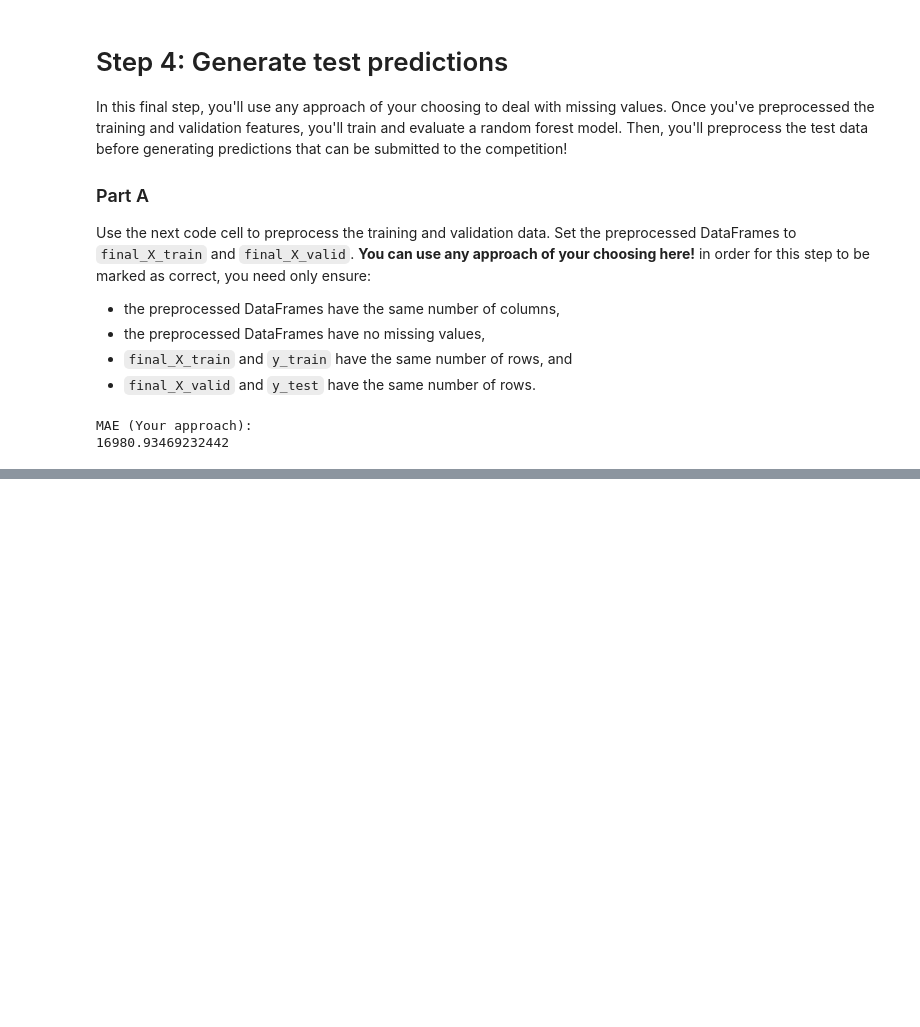
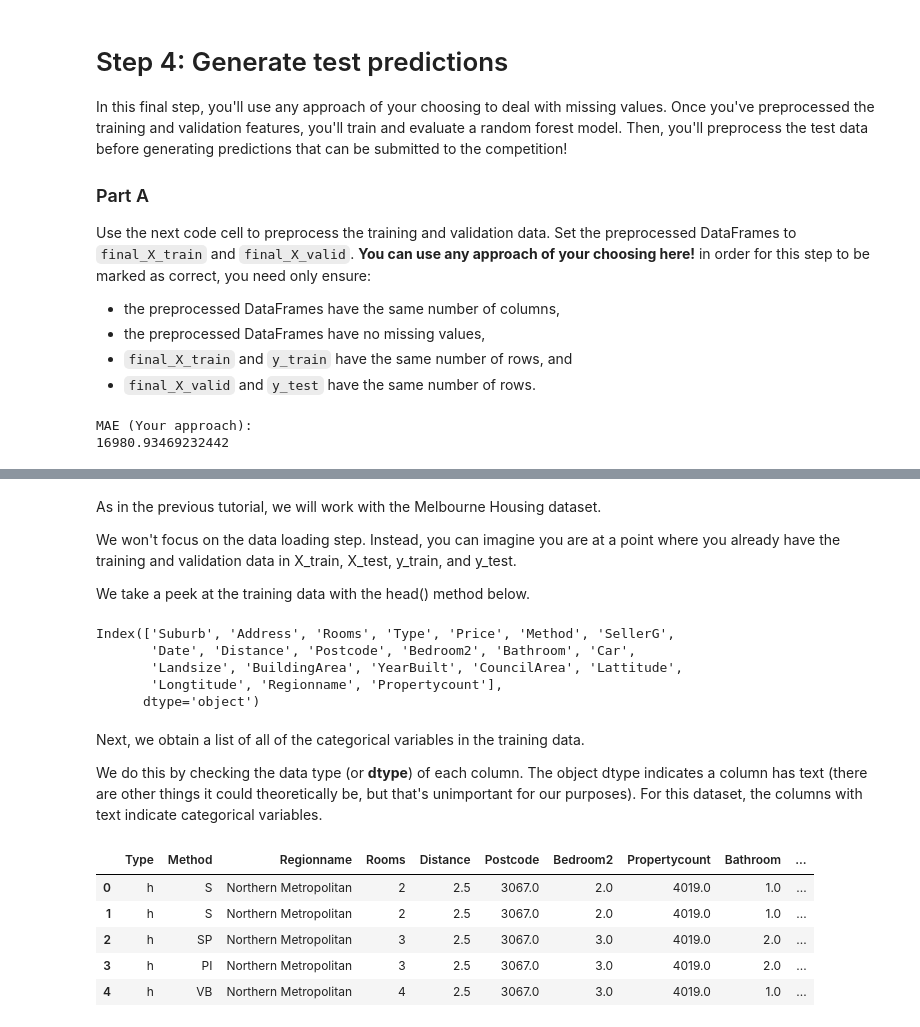
Before and after one commit to jimaid/Coursera_Tutorials, a Jupyter notebook: Kaggle ML Intermediate.ipynb, the cells around one changed output, grey strips where cells are left out. Cells and saved outputs as stored; diff of their text form; code cells hidden in the pictures; blank space fills up the shorter version.

```diff
--- a/Kaggle ML Intermediate.ipynb
+++ b/Kaggle ML Intermediate.ipynb
@@ -403,0 +437,30 @@ output.to_csv('submission.csv', index=False)
+# %% [markdown]
+As in the previous tutorial, we will work with the Melbourne Housing dataset.
+
+We won't focus on the data loading step. Instead, you can imagine you are at a point where you already have the training and validation data in X_train, X_test, y_train, and y_test.
+
+We take a peek at the training data with the head() method below.
+# %%
+melbourne = pd.read_csv("melbourne_home_data.csv")
+melbourne.columns
+# %% [output]
+Index(['Suburb', 'Address', 'Rooms', 'Type', 'Price', 'Method', 'SellerG',
+       'Date', 'Distance', 'Postcode', 'Bedroom2', 'Bathroom', 'Car',
+       'Landsize', 'BuildingArea', 'YearBuilt', 'CouncilArea', 'Lattitude',
+       'Longtitude', 'Regionname', 'Propertycount'],
+      dtype='object')
+# %% [markdown]
+Next, we obtain a list of all of the categorical variables in the training data.
+
+We do this by checking the data type (or **dtype**) of each column. The object dtype indicates a column has text (there are other things it could theoretically be, but that's unimportant for our purposes). For this dataset, the columns with text indicate categorical variables.
+# %%
+feats = ['Type', 'Method','Regionname','Rooms','Distance','Postcode','Bedroom2','Propertycount','Bathroom','Landsize','Longtitude','Lattitude']
+melbourne_train = melbourne[feats]
+melbourne_train.head()
+# %% [output]
+|  | Type | Method | Regionname | Rooms | Distance | Postcode | Bedroom2 | Propertycount | Bathroom | ... |
+| 0 | h | S | Northern Metropolitan | 2 | 2.5 | 3067.0 | 2.0 | 4019.0 | 1.0 | ... |
+| 1 | h | S | Northern Metropolitan | 2 | 2.5 | 3067.0 | 2.0 | 4019.0 | 1.0 | ... |
+| 2 | h | SP | Northern Metropolitan | 3 | 2.5 | 3067.0 | 3.0 | 4019.0 | 2.0 | ... |
+| 3 | h | PI | Northern Metropolitan | 3 | 2.5 | 3067.0 | 3.0 | 4019.0 | 2.0 | ... |
+| 4 | h | VB | Northern Metropolitan | 4 | 2.5 | 3067.0 | 3.0 | 4019.0 | 1.0 | ... |
```
Also changed, not shown: parts of 20 cells of this notebook.
